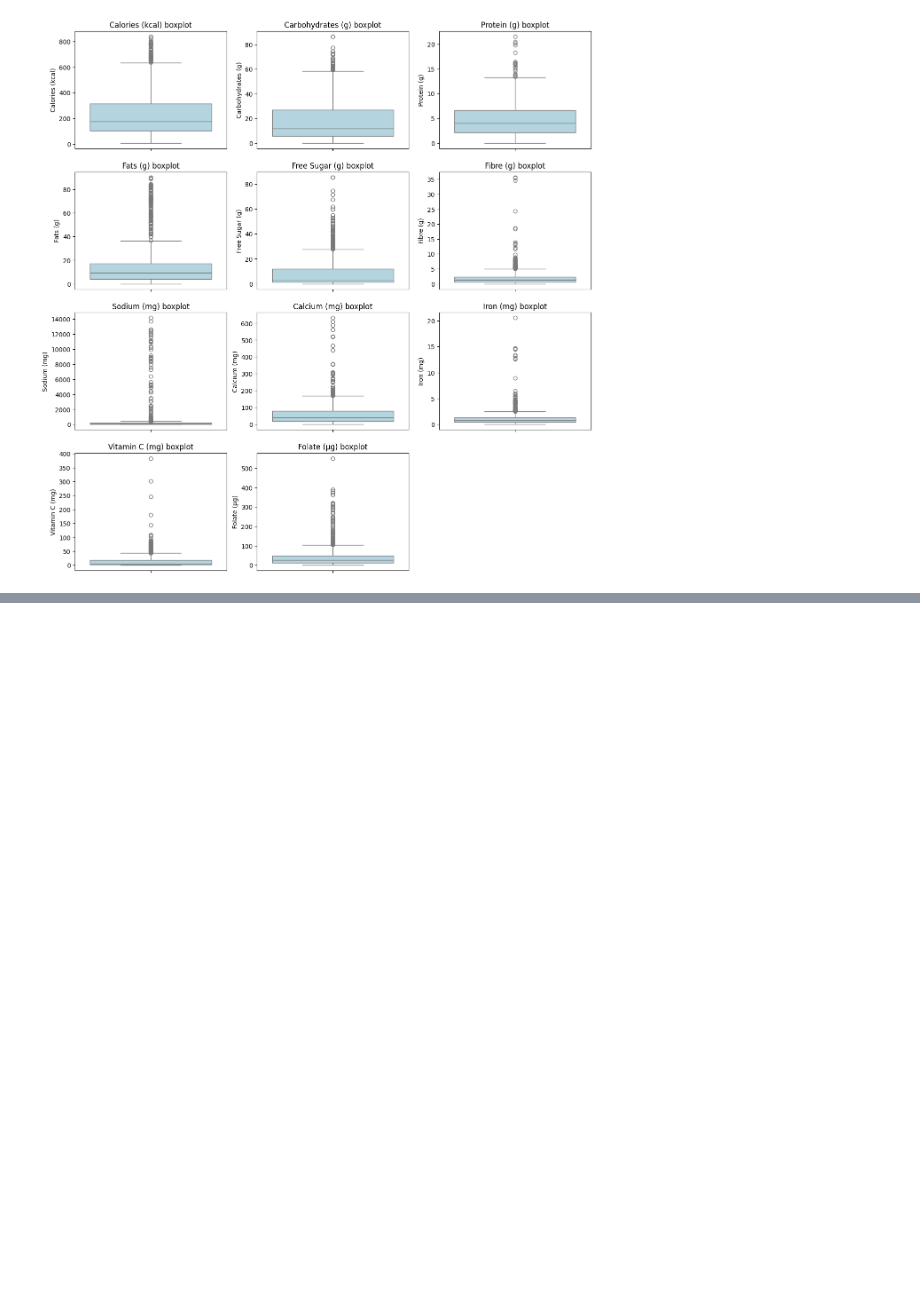
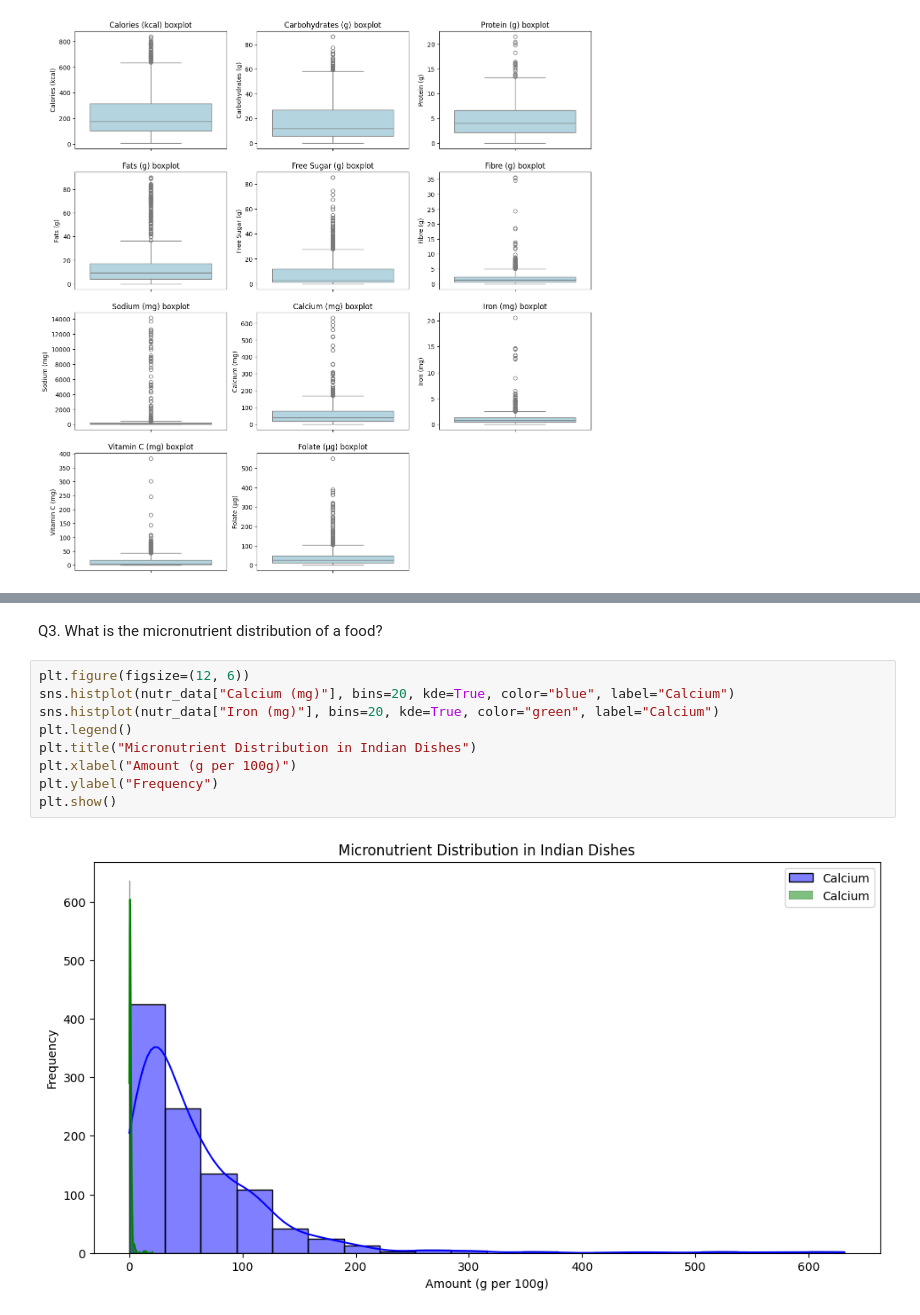
Before and after one commit to coheejelly/DS220_finalProject, a Jupyter notebook: DS220project.ipynb, the cells around one changed output, grey strips where cells are left out. Cells and saved outputs as stored; diff of their text form; blank space fills up the shorter version.

```diff
--- a/DS220project.ipynb
+++ b/DS220project.ipynb
@@ -162,0 +231,13 @@ Top 10 High-Protein Dishes:
+# %% [markdown]
+Q3. What is the micronutrient distribution of a food?
+# %%
+plt.figure(figsize=(12, 6))
+sns.histplot(nutr_data["Calcium (mg)"], bins=20, kde=True, color="blue", label="Calcium")
+sns.histplot(nutr_data["Iron (mg)"], bins=20, kde=True, color="green", label="Calcium")
+plt.legend()
+plt.title("Micronutrient Distribution in Indian Dishes")
+plt.xlabel("Amount (g per 100g)")
+plt.ylabel("Frequency")
+plt.show()
+# %% [output]
+[figure, added]
```
Also changed, not shown: parts of 15 cells of this notebook.
